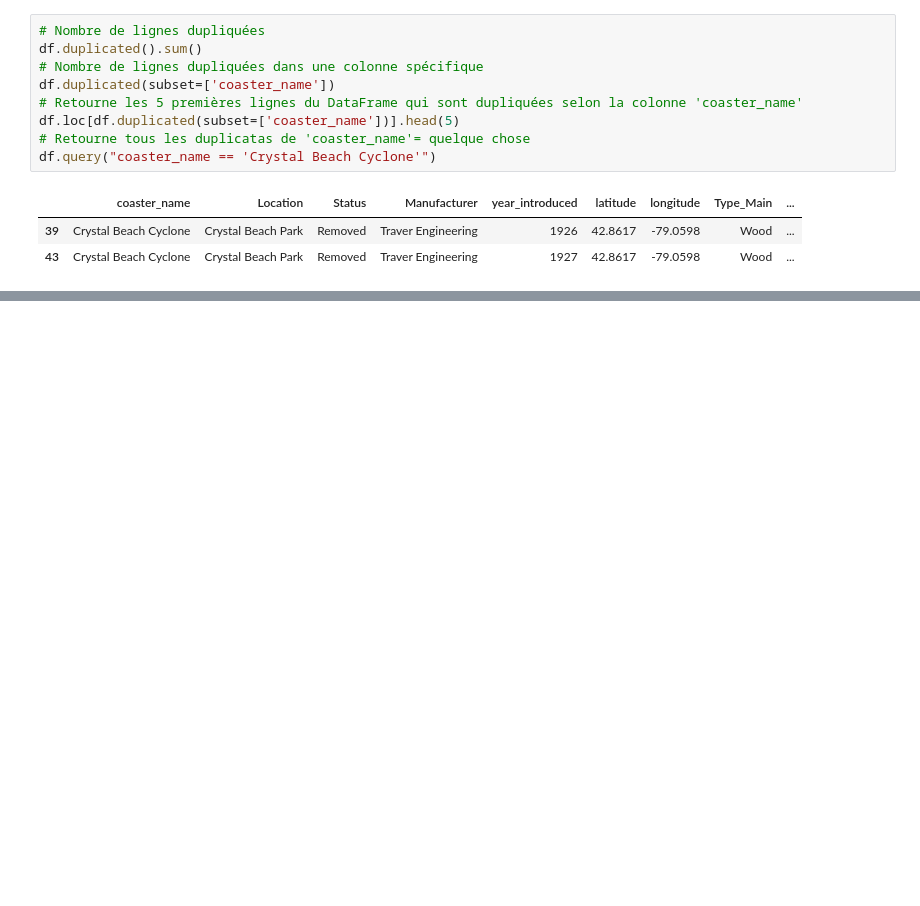
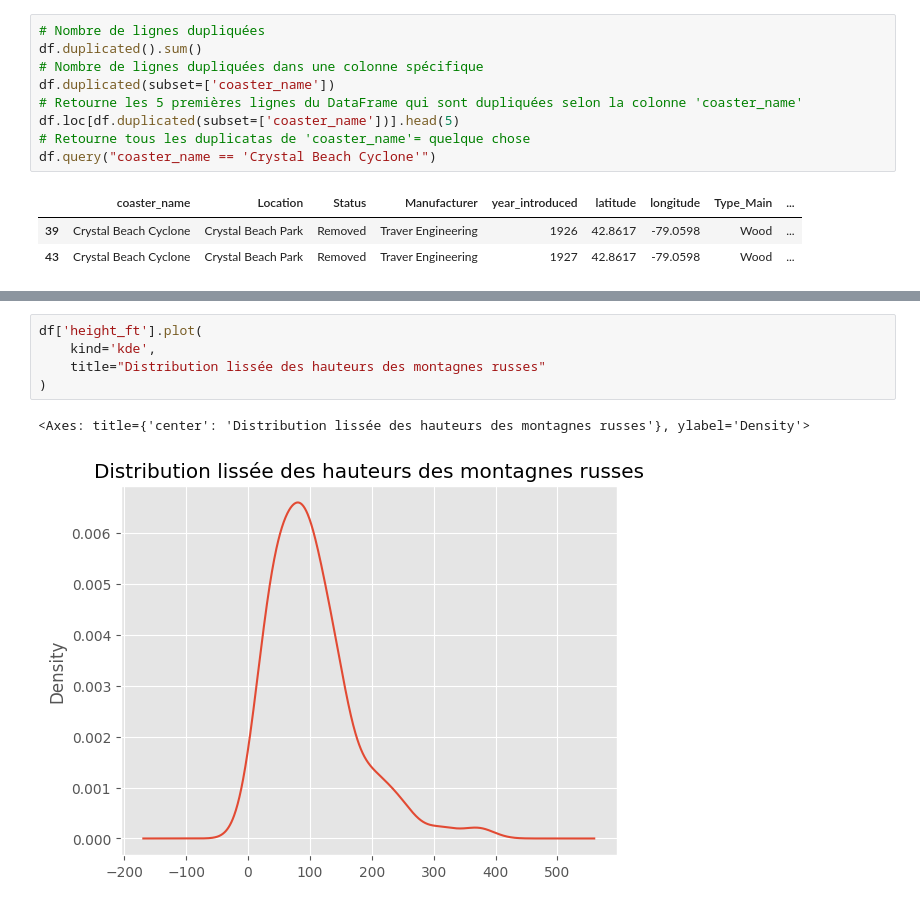
Before and after one commit to MarieExbrayat/test, a Jupyter notebook: Python/Kaggle1.ipynb, the cells around one changed output, grey strips where cells are left out. Drawn from its saved outputs; the diff is of its cells as text; blank space fills up the shorter version.

```diff
--- a/Python/Kaggle1.ipynb
+++ b/Python/Kaggle1.ipynb
@@ -178,0 +236,8 @@ df_sans_doublons = df.drop_duplicates()
+# %%
+df['height_ft'].plot(
+    kind='kde',
+    title="Distribution lissée des hauteurs des montagnes russes"
+)
+# %% [output]
+<Axes: title={'center': 'Distribution lissée des hauteurs des montagnes russes'}, ylabel='Density'>
+[figure, added]
```
Also changed, not shown: parts of 26 cells of this notebook, 1 other file.
